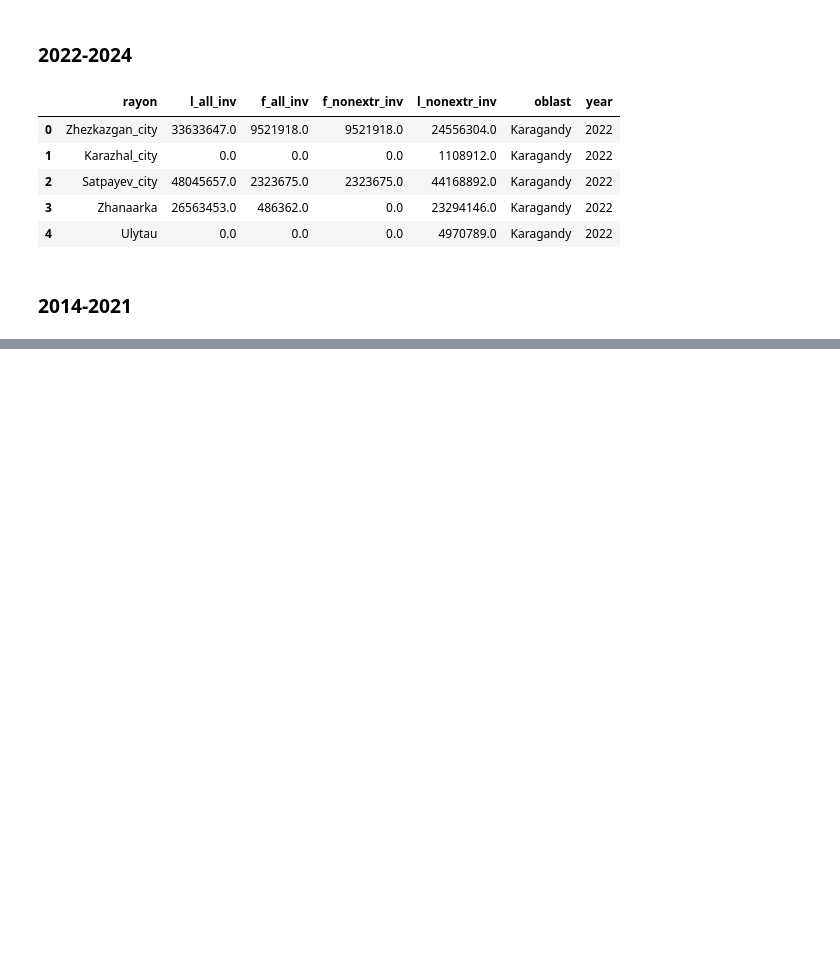
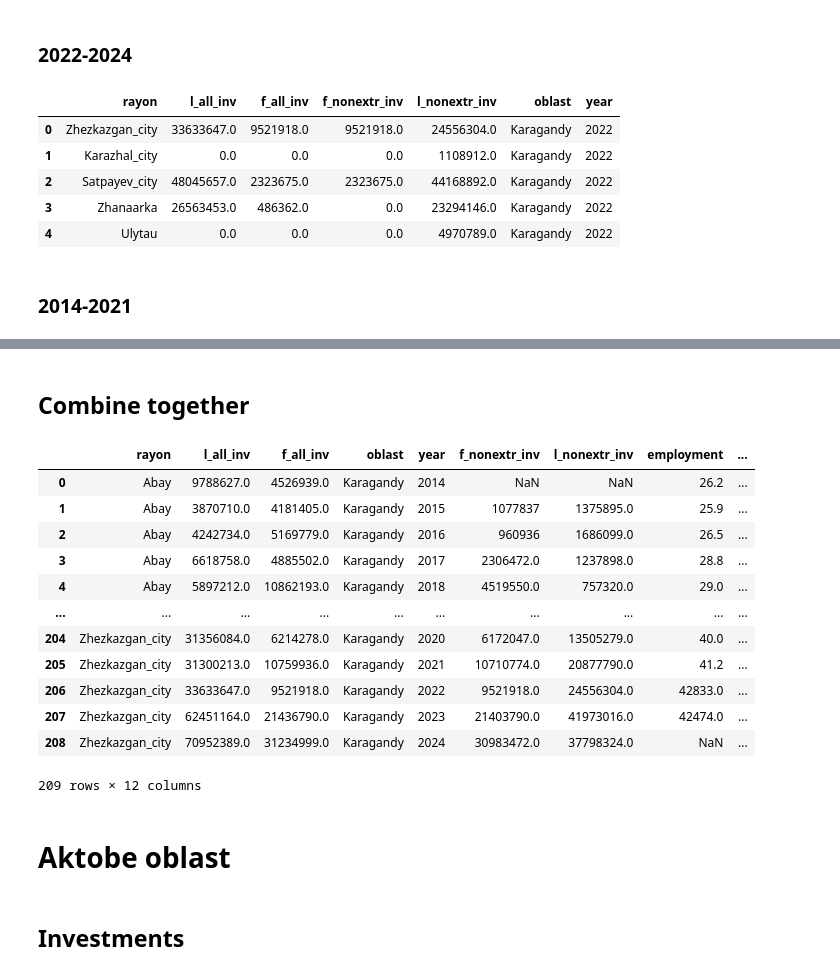
Before and after one commit to askhat-omar/FDI_crowding_effects, a Jupyter notebook: Code/data_cleaning.ipynb, the cells around one changed output, grey strips where cells are left out. Saved outputs shown, nothing was run; the diff lists cells and outputs as text; code cells hidden in the pictures; blank space fills up the shorter version.

```diff
--- a/Code/data_cleaning.ipynb
+++ b/Code/data_cleaning.ipynb
@@ -1541,0 +1675,3 @@ karagandy_2024 = pd.concat([ulytau_2024, kar_2024], ignore_index=True)
+# %%
+ulytau_empl = pd.read_excel("../Data/Employment/Ulytau.xlsx", skiprows=16, nrows=5, header=None, usecols='A:C')
+kar_empl = pd.read_excel("../Data/Employment/Karagandy.xls", skiprows=30, nrows=18, header=None, usecols='A, J:K', na_values=['x', 'х', '-', '', ' ']).dropna().reset_index(drop=True)
@@ -1541,0 +2283,3 @@ karagandy_2024 = pd.concat([ulytau_2024, kar_2024], ignore_index=True)
+# %%
+karagandy_controls = pd.concat([zhezkazgan, karazhal, satpayev, zhanaarka, ulytau, karagandy, balkhash, priozersk, saran, temirtau, shakhtinsk, abay, aktogay, bukhar_zhyrau, karkaraly, nura, osakarov, shet], ignore_index=True)
+karagandy_controls
@@ -1541,0 +2302,27 @@ karagandy_2024 = pd.concat([ulytau_2024, kar_2024], ignore_index=True)
+# %%
+karagandy_ppi = pd.read_excel("../Data/PPI/Karagandy.xls", header=4, usecols='Y:AI', nrows=216, na_values=['x', 'х', '-', '', ' ', '...'])
+
+karagandy_ppi.columns = [2014, 2015, 2016, 2017, 2018, 2019, 2020, 2021, 2022, 2023, 2024]
+
+rayons = list(karagandy_inv['rayon'].unique())
+
+dfs = []
+
+for rayon in rayons:
+    df_temp = pd.DataFrame({
+        'rayon': rayon,
+        'year': range(2014, 2025),
+        'ppi': karagandy_ppi.values[75]
+    })
+    dfs.append(df_temp)
+
+karagandy_ppi = pd.concat(dfs, ignore_index=True)
+
+karagandy_ppi['ppi'] = karagandy_ppi['ppi'].astype(str).str.replace(',', '.')
+karagandy_ppi['ppi'] = karagandy_ppi['ppi'].astype(str).str.replace(')', '')
+karagandy_ppi['ppi'] = karagandy_ppi['ppi'].astype(str).str.replace(' ', '')
+karagandy_ppi['ppi'] = karagandy_ppi['ppi'].astype(str).str.replace('\xa0', '')
+karagandy_ppi['ppi'] = karagandy_ppi['ppi'].astype(str).str.replace('*', '')
+karagandy_ppi['ppi'] = karagandy_ppi['ppi'].astype(float)
+
+karagandy_ppi
@@ -1541,0 +2343,26 @@ karagandy_2024 = pd.concat([ulytau_2024, kar_2024], ignore_index=True)
+# %% [markdown]
+## Combine together
+# %%
+dfs = [karagandy_inv, karagandy_empl, karagandy_controls, karagandy_ppi]
+
+karagandy_merged = reduce(lambda left, right: pd.merge(left, right, on=['rayon', 'year'], how='outer'), dfs)
+
+karagandy_merged
+# %% [output]
+|  | rayon | l_all_inv | f_all_inv | oblast | year | f_nonextr_inv | l_nonextr_inv | employment | ... |
+| 0 | Abay | 9788627.0 | 4526939.0 | Karagandy | 2014 | NaN | NaN | 26.2 | ... |
+| 1 | Abay | 3870710.0 | 4181405.0 | Karagandy | 2015 | 1077837 | 1375895.0 | 25.9 | ... |
+| 2 | Abay | 4242734.0 | 5169779.0 | Karagandy | 2016 | 960936 | 1686099.0 | 26.5 | ... |
+| 3 | Abay | 6618758.0 | 4885502.0 | Karagandy | 2017 | 2306472.0 | 1237898.0 | 28.8 | ... |
+| 4 | Abay | 5897212.0 | 10862193.0 | Karagandy | 2018 | 4519550.0 | 757320.0 | 29.0 | ... |
+| ... | ... | ... | ... | ... | ... | ... | ... | ... | ... |
+| 204 | Zhezkazgan_city | 31356084.0 | 6214278.0 | Karagandy | 2020 | 6172047.0 | 13505279.0 | 40.0 | ... |
+| 205 | Zhezkazgan_city | 31300213.0 | 10759936.0 | Karagandy | 2021 | 10710774.0 | 20877790.0 | 41.2 | ... |
+| 206 | Zhezkazgan_city | 33633647.0 | 9521918.0 | Karagandy | 2022 | 9521918.0 | 24556304.0 | 42833.0 | ... |
+| 207 | Zhezkazgan_city | 62451164.0 | 21436790.0 | Karagandy | 2023 | 21403790.0 | 41973016.0 | 42474.0 | ... |
+| 208 | Zhezkazgan_city | 70952389.0 | 31234999.0 | Karagandy | 2024 | 30983472.0 | 37798324.0 | NaN | ... |
+209 rows × 12 columns
+# %% [markdown]
+# Aktobe oblast
+# %% [markdown]
+## Investments
```
Also changed, not shown: parts of 45 cells of this notebook, 2 other files.
